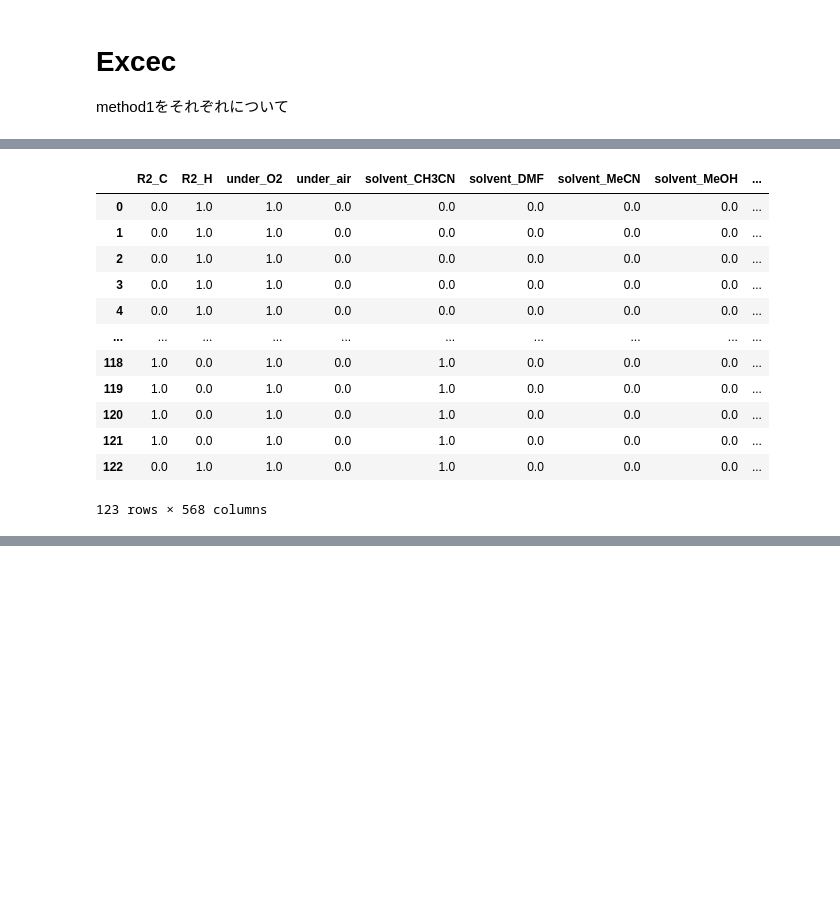
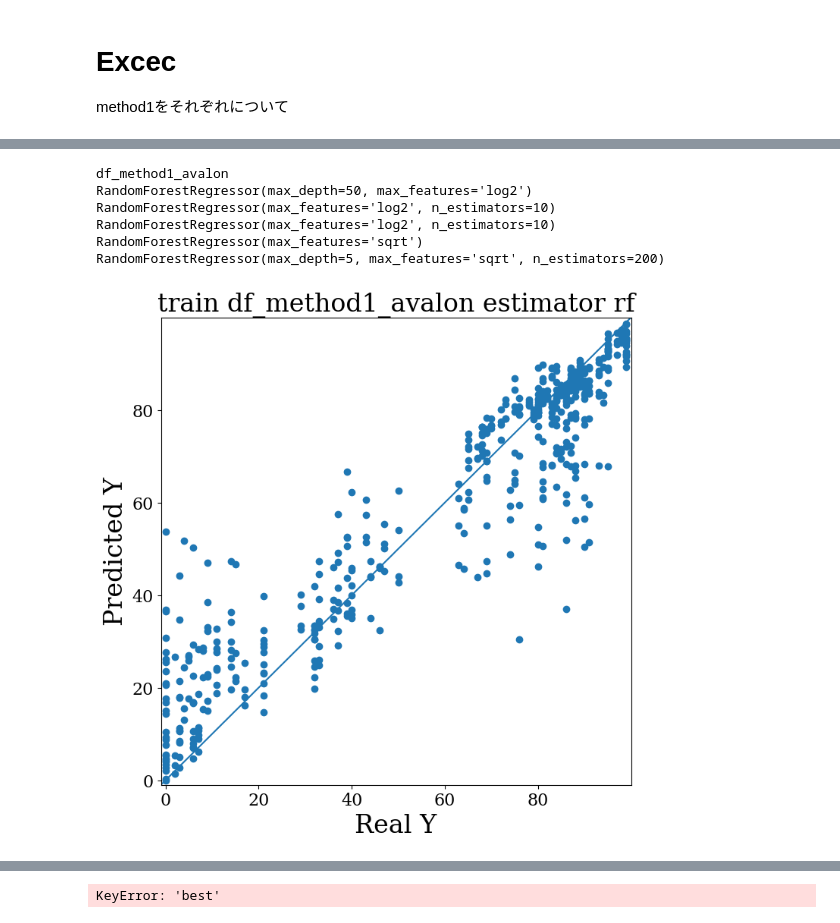
Before and after one commit to wwwyo/lab, a Jupyter notebook: exec_predict.ipynb, the cells around one changed output, grey strips where cells are left out. Saved outputs shown, nothing was run; the diff lists cells and outputs as text; code cells hidden in the pictures; blank space fills up the shorter version.

```diff
--- a/exec_predict.ipynb
+++ b/exec_predict.ipynb
@@ -183,7 +183,7 @@ def exec_rf(each_method_dataset):
         results = predict_score(* xy, param_grid, rf)
         score = plot_result(results, method, 'rf')
         scores.append(score)
-        models.append(results['best'])
+        models.append(results['best_estimators'])
     display(pd.concat(scores,axis=1))
     return models
 # %%
@@ -287,16 +341,13 @@ for df_method1 in method1:
-# %%
-df_method1_avalon
-# %% [output]
-|  | R2_C | R2_H | under_O2 | under_air | solvent_CH3CN | solvent_DMF | solvent_MeCN | solvent_MeOH | ... |
-| 0 | 0.0 | 1.0 | 1.0 | 0.0 | 0.0 | 0.0 | 0.0 | 0.0 | ... |
-| 1 | 0.0 | 1.0 | 1.0 | 0.0 | 0.0 | 0.0 | 0.0 | 0.0 | ... |
-| 2 | 0.0 | 1.0 | 1.0 | 0.0 | 0.0 | 0.0 | 0.0 | 0.0 | ... |
-| 3 | 0.0 | 1.0 | 1.0 | 0.0 | 0.0 | 0.0 | 0.0 | 0.0 | ... |
-| 4 | 0.0 | 1.0 | 1.0 | 0.0 | 0.0 | 0.0 | 0.0 | 0.0 | ... |
-| ... | ... | ... | ... | ... | ... | ... | ... | ... | ... |
-| 118 | 1.0 | 0.0 | 1.0 | 0.0 | 1.0 | 0.0 | 0.0 | 0.0 | ... |
-| 119 | 1.0 | 0.0 | 1.0 | 0.0 | 1.0 | 0.0 | 0.0 | 0.0 | ... |
-| 120 | 1.0 | 0.0 | 1.0 | 0.0 | 1.0 | 0.0 | 0.0 | 0.0 | ... |
-| 121 | 1.0 | 0.0 | 1.0 | 0.0 | 1.0 | 0.0 | 0.0 | 0.0 | ... |
-| 122 | 0.0 | 1.0 | 1.0 | 0.0 | 1.0 | 0.0 | 0.0 | 0.0 | ... |
-123 rows × 568 columns
+# %%
+for i in range(len(method1)):
+    X = method1[i].drop(columns=['収率(%)'])
+    y = method1[i]['収率(%)']
+    exec_rf({method1_name[i]:[X,y]})
+# %% [output]
+df_method1_avalon
+RandomForestRegressor(max_depth=50, max_features='log2')
+RandomForestRegressor(max_features='log2', n_estimators=10)
+RandomForestRegressor(max_features='log2', n_estimators=10)
+RandomForestRegressor(max_features='sqrt')
+RandomForestRegressor(max_depth=5, max_features='sqrt', n_estimators=200)
+[figure, added]
@@ -302,0 +355 @@ df_method1_avalon
+KeyError: 'best'
```
Also changed, not shown: parts of 3 cells of this notebook, 14 other files.
